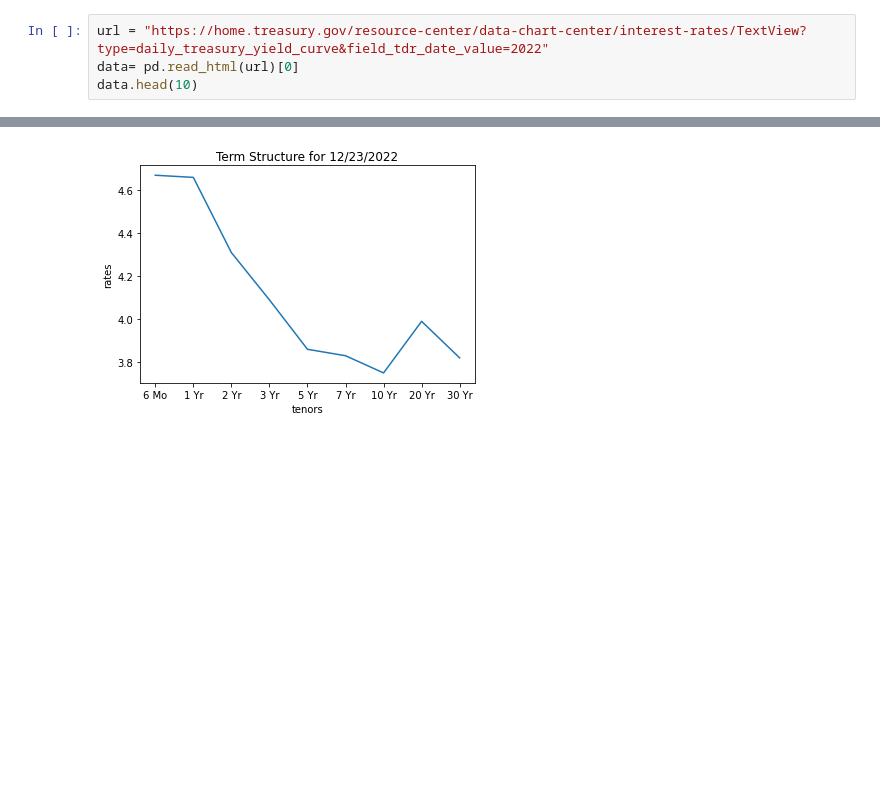
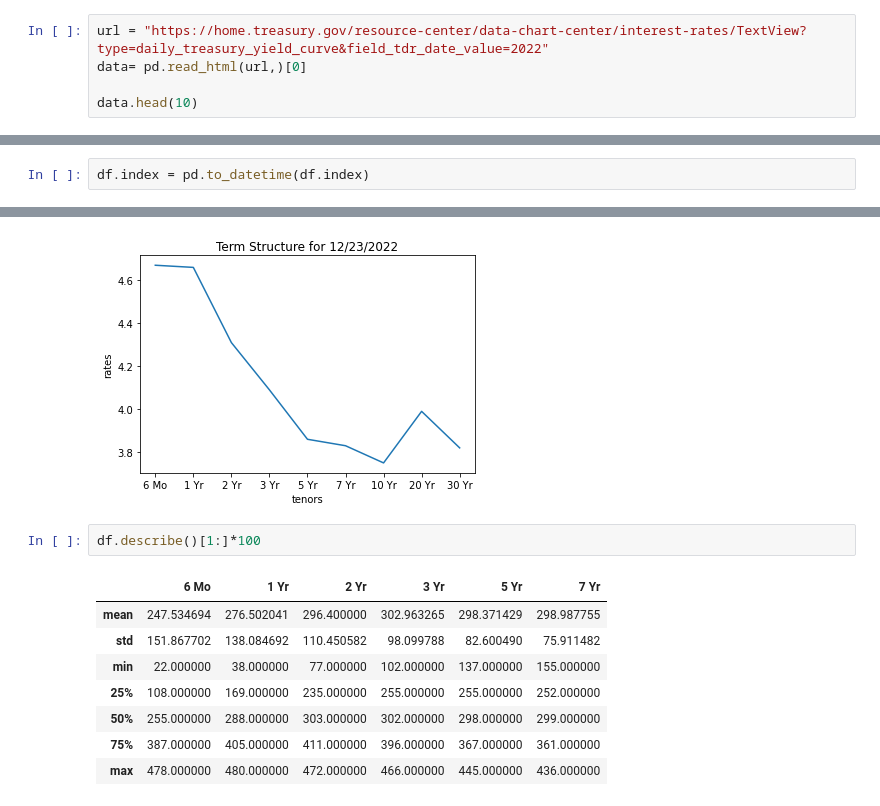
Before and after one commit to AMAYadav/PROJECTS-, a Jupyter notebook: market_risk_02_methods.ipynb, the cells around one changed output, grey strips where cells are left out. Drawn from its saved outputs; the diff is of its cells as text; blank space fills up the shorter version.

```diff
--- a/market_risk_02_methods.ipynb
+++ b/market_risk_02_methods.ipynb
@@ -9,6 +18,7 @@ import seaborn as sns
 # %%
 url = "https://home.treasury.gov/resource-center/data-chart-center/interest-rates/TextView?type=daily_treasury_yield_curve&field_tdr_date_value=2022"
-data= pd.read_html(url)[0]
+data= pd.read_html(url,)[0]
+
 data.head(10)
 # %% [output]
 |  | Date | 20 YR | 30 YR | Extrapolation Factor | 8 WEEKS BANK DISCOUNT | COUPON EQUIVALENT | ... |
@@ -46,6 +56,8 @@ df.tail(20)
 | 12/21/2022 | 4.67 | 4.60 | 4.21 | 4.00 | 3.78 | 3.77 |
 | 12/22/2022 | 4.66 | 4.64 | 4.24 | 4.02 | 3.79 | 3.77 |
 | 12/23/2022 | 4.67 | 4.66 | 4.31 | 4.09 | 3.86 | 3.83 |
+# %%
+df.index = pd.to_datetime(df.index)
 # %%
 plt.ylabel(f'rates', fontsize=10)
 plt.xlabel(f'tenors', fontsize=10)
@@ -53,3 +65,14 @@ fig=sns.lineplot(x=['6 Mo', '1 Yr', '2 Yr', '3 Yr', '5 Yr', '7 Yr', '10 Yr', '20
        '30 Yr'],y=[4.67, 4.66, 4.31, 4.09, 3.86, 3.83, 3.75, 3.99, 3.82],).set_title(f'Term Structure for 12/23/2022')
 # %% [output]
 [figure]
+# %%
+df.describe()[1:]*100
+# %% [output]
+|  | 6 Mo | 1 Yr | 2 Yr | 3 Yr | 5 Yr | 7 Yr |
+| mean | 247.534694 | 276.502041 | 296.400000 | 302.963265 | 298.371429 | 298.987755 |
+| std | 151.867702 | 138.084692 | 110.450582 | 98.099788 | 82.600490 | 75.911482 |
+| min | 22.000000 | 38.000000 | 77.000000 | 102.000000 | 137.000000 | 155.000000 |
+| 25% | 108.000000 | 169.000000 | 235.000000 | 255.000000 | 255.000000 | 252.000000 |
+| 50% | 255.000000 | 288.000000 | 303.000000 | 302.000000 | 298.000000 | 299.000000 |
+| 75% | 387.000000 | 405.000000 | 411.000000 | 396.000000 | 367.000000 | 361.000000 |
+| max | 478.000000 | 480.000000 | 472.000000 | 466.000000 | 445.000000 | 436.000000 |
```
Also changed, not shown: parts of 7 cells of this notebook.
